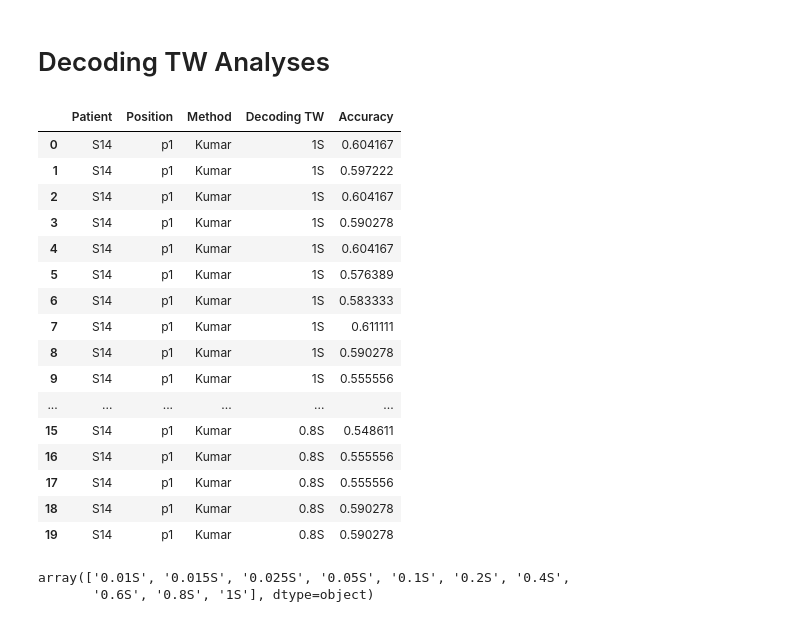
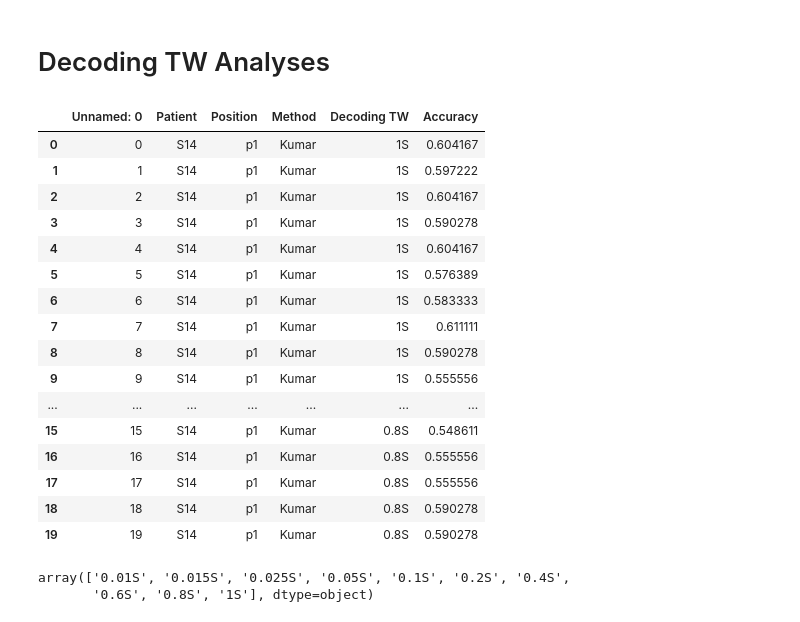
Before and after one commit to AhmedHD1/forced_alignment_4sBCI, a Jupyter notebook: notebooks/05_figure4_decoding.ipynb, the cells around one changed output. Drawn from its saved outputs; the diff is of its cells as text; code cells hidden in the pictures.

```diff
--- a/notebooks/05_figure4_decoding.ipynb
+++ b/notebooks/05_figure4_decoding.ipynb
@@ -403,29 +403,25 @@ fig.write_image("../figures/figure4/manualvsautomated_DecodingAccByPatPlotlyavgd
 fig.show()
 # %% [markdown]
 # Decoding TW Analyses
-# %%
-Accuracy_DWs1 = pd.read_csv('../data/results/Accuracy_DWs.csv')
-Accuracy_DWs2 = pd.read_csv('../data/results/Accuracy_DWs2.csv')
-Accuracy_DWs3 = pd.read_csv('../data/results/Accuracy_DWs3.csv')
-
-Accuracy_DWs = pd.concat([Accuracy_DWs1, Accuracy_DWs2, Accuracy_DWs3], axis=0)
-Accuracy_DWs.head(20)
-# %% [output]
-|  | Patient | Position | Method | Decoding TW | Accuracy |
-| 0 | S14 | p1 | Kumar | 1S | 0.604167 |
-| 1 | S14 | p1 | Kumar | 1S | 0.597222 |
-| 2 | S14 | p1 | Kumar | 1S | 0.604167 |
-| 3 | S14 | p1 | Kumar | 1S | 0.590278 |
-| 4 | S14 | p1 | Kumar | 1S | 0.604167 |
-| 5 | S14 | p1 | Kumar | 1S | 0.576389 |
-| 6 | S14 | p1 | Kumar | 1S | 0.583333 |
-| 7 | S14 | p1 | Kumar | 1S | 0.611111 |
-| 8 | S14 | p1 | Kumar | 1S | 0.590278 |
-| 9 | S14 | p1 | Kumar | 1S | 0.555556 |
-| ... | ... | ... | ... | ... | ... |
-| 15 | S14 | p1 | Kumar | 0.8S | 0.548611 |
-| 16 | S14 | p1 | Kumar | 0.8S | 0.555556 |
-| 17 | S14 | p1 | Kumar | 0.8S | 0.555556 |
-| 18 | S14 | p1 | Kumar | 0.8S | 0.590278 |
-| 19 | S14 | p1 | Kumar | 0.8S | 0.590278 |
+# %%
+Accuracy_DWs = pd.read_csv("../data/results/decoding_accuracy_varying_dw.csv")
+Accuracy_DWs.head(20)
+# %% [output]
+|  | Unnamed: 0 | Patient | Position | Method | Decoding TW | Accuracy |
+| 0 | 0 | S14 | p1 | Kumar | 1S | 0.604167 |
+| 1 | 1 | S14 | p1 | Kumar | 1S | 0.597222 |
+| 2 | 2 | S14 | p1 | Kumar | 1S | 0.604167 |
+| 3 | 3 | S14 | p1 | Kumar | 1S | 0.590278 |
+| 4 | 4 | S14 | p1 | Kumar | 1S | 0.604167 |
+| 5 | 5 | S14 | p1 | Kumar | 1S | 0.576389 |
+| 6 | 6 | S14 | p1 | Kumar | 1S | 0.583333 |
+| 7 | 7 | S14 | p1 | Kumar | 1S | 0.611111 |
+| 8 | 8 | S14 | p1 | Kumar | 1S | 0.590278 |
+| 9 | 9 | S14 | p1 | Kumar | 1S | 0.555556 |
+| ... | ... | ... | ... | ... | ... | ... |
+| 15 | 15 | S14 | p1 | Kumar | 0.8S | 0.548611 |
+| 16 | 16 | S14 | p1 | Kumar | 0.8S | 0.555556 |
+| 17 | 17 | S14 | p1 | Kumar | 0.8S | 0.555556 |
+| 18 | 18 | S14 | p1 | Kumar | 0.8S | 0.590278 |
+| 19 | 19 | S14 | p1 | Kumar | 0.8S | 0.590278 |
 # %%
```
Also changed, not shown: parts of 3 cells of this notebook, 16 other files.
